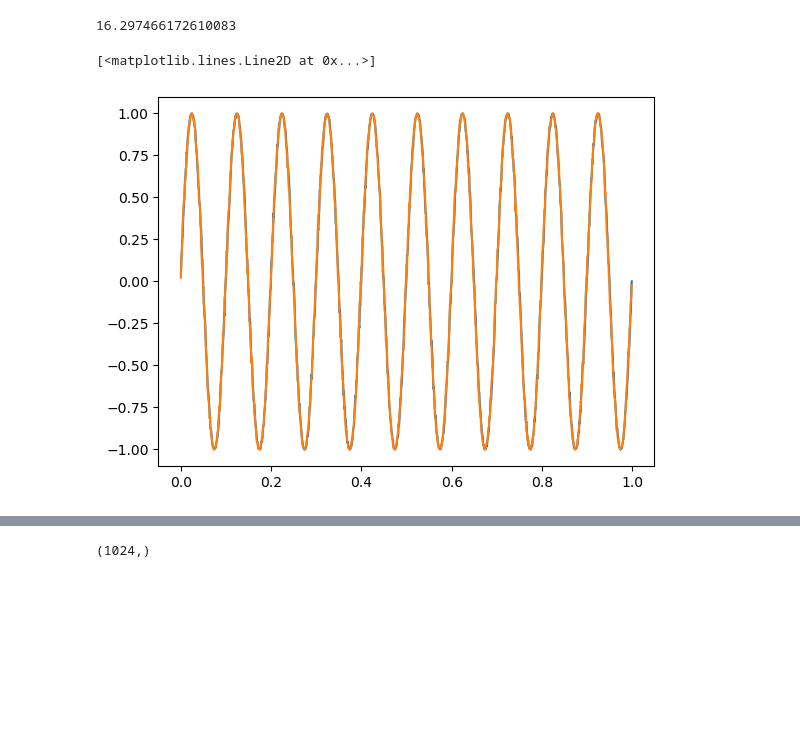
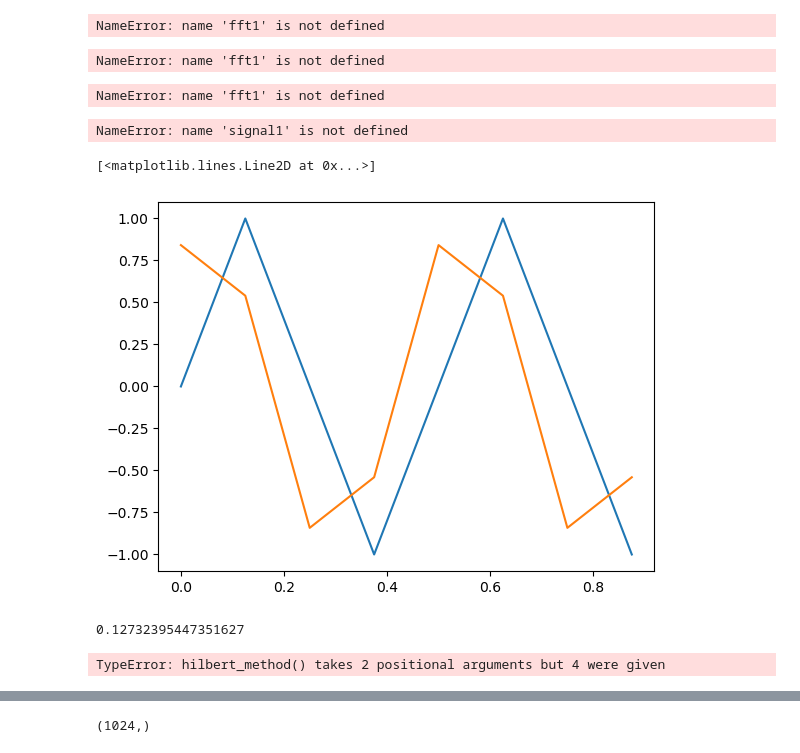
Before and after one commit to alireza-astane/Radio_Telescope_Signal_Processing, a Jupyter notebook: methods.ipynb, the cells around one changed output, grey strips where cells are left out. Saved outputs shown, nothing was run; the diff lists cells and outputs as text; code cells hidden in the pictures; blank space fills up the shorter version.

```diff
--- a/methods.ipynb
+++ b/methods.ipynb
@@ -97,31 +98,65 @@ def hilbert_method_2(signal1, signal2, sample_rate, freq):
 
     runtime = time.time() - start_time
     return -phase_diff, runtime
+# %%
+fft1
+# %% [output]
+NameError: name 'fft1' is not defined
+# %%
+np.abs(fft1)
+# %% [output]
+NameError: name 'fft1' is not defined
+# %%
+np.argmax(np.abs(fft1))
+# %% [output]
+NameError: name 'fft1' is not defined
+# %%
+
+N = len(signal1)
+fft1 = fft(signal1)
+fft2 = fft(signal2)
+
+# Find the dominant frequency's phase
+phase1 = np.angle(fft1[np.argmax(np.abs(fft1))])
+phase2 = np.angle(fft2[np.argmax(np.abs(fft2))])
+
+phase_diff = phase1 - phase2
+
+print(-phase_diff)
+# %% [output]
+NameError: name 'signal1' is not defined
 # %%
 methods_l = [
     cross_correlation_method,
     fft_method,
     hilbert_method,hilbert_method_2]
 # %%
-freq = 10      # Frequency of the signals (Hz)
-sample_rate = 1024  # Sampling rate (samples per second)
+freq = 10     # Frequency of the signals (Hz)
+sample_rate = 8  # Sampling rate (samples per second)
 duration = 1   # Duration of the signals (seconds)
 true_phase_diff = 1  # True phase difference in rad
 
 # Generate signals
 t, signal1, signal2 = generate_signals(freq, sample_rate, duration, true_phase_diff)
+plt.plot(t,signal1)
+plt.plot(t,signal2)
+# %% [output]
+[<matplotlib.lines.Line2D at 0x...>]
+[figure, added]
 # %%
 sample_rate/(2*np.pi*freq)
 # %% [output]
-16.297466172610083
+0.12732395447351627
 # %%
 phase_diff, runtime = hilbert_method(signal1, signal2, sample_rate, freq)
 phase_diff
 plt.plot(t,signal1)
-plt.plot(t,np.roll(signal2,int(sample_rate/(2*np.pi*freq))))
+plt.show()
+plt.plot(t,signal2)
+# plt.show()
+# plt.plot(t,np.roll(signal2,int(true_phase_diff*sample_rate/(2*np.pi*freq))))
 # %% [output]
-[<matplotlib.lines.Line2D at 0x...>]
+TypeError: hilbert_method() takes 2 positional arguments but 4 were given
-[figure, removed]
 # %%
 plt.plot(t,signal1*signal2)
 # %% [output]
```
Also changed, not shown: parts of 39 cells of this notebook, 19 other files.
